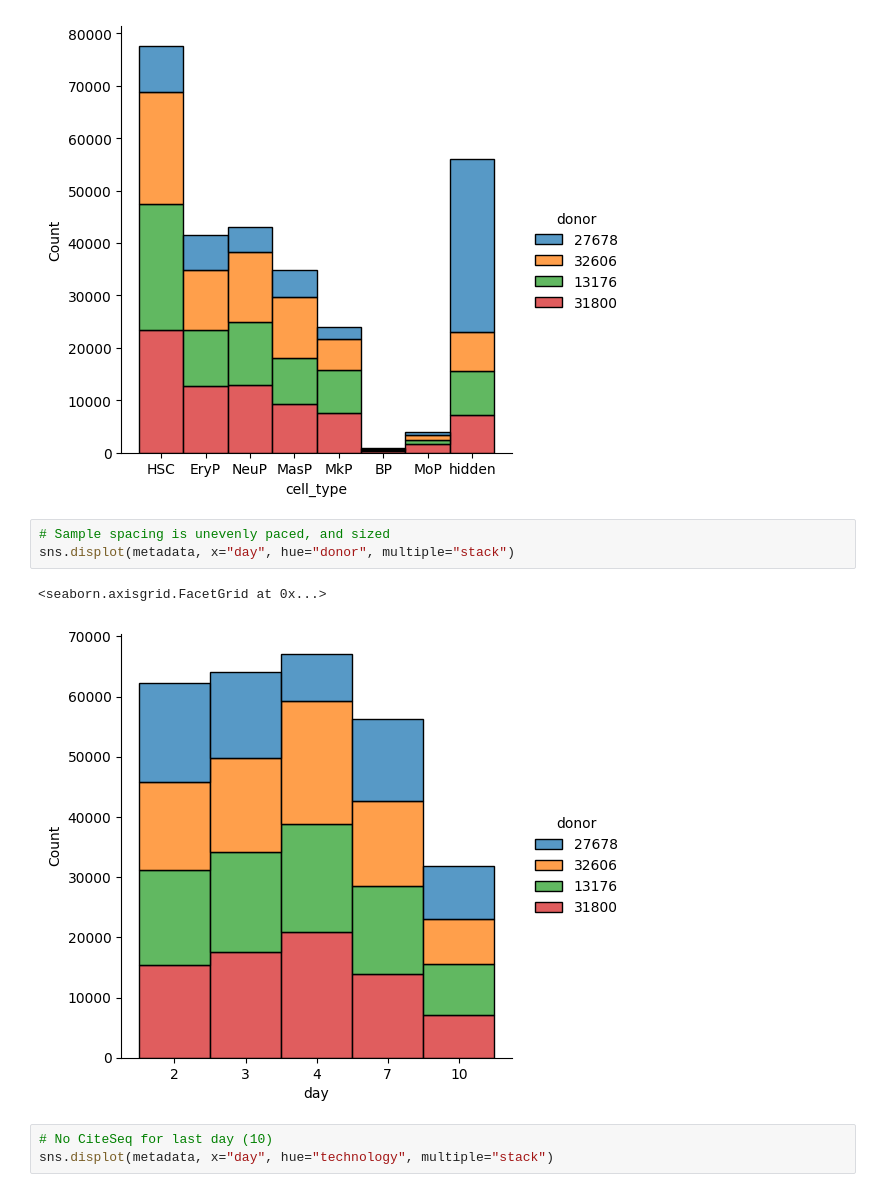
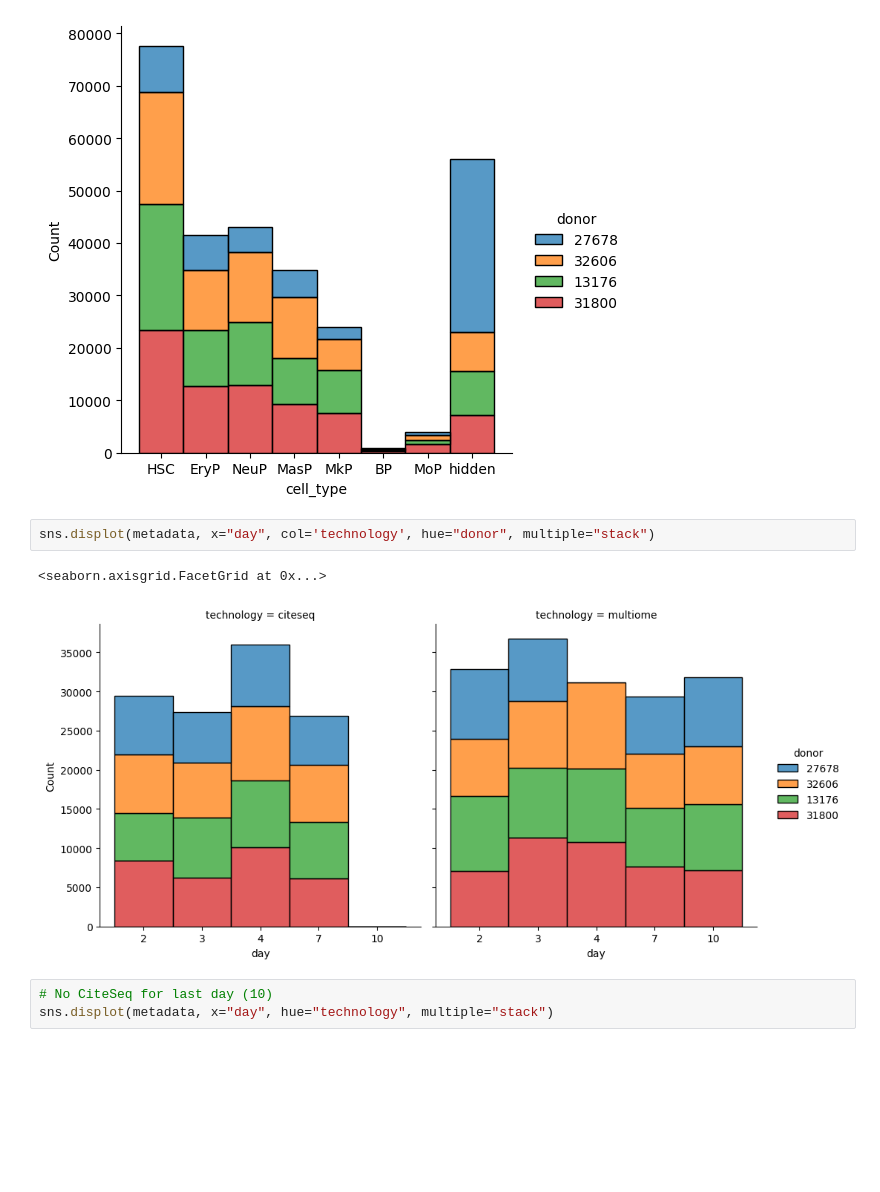
Before and after one commit to cyniphile/singlecell-kaggle, a Jupyter notebook: code/metadata_EDA.ipynb, the cells around one changed output. Drawn from its saved outputs; the diff is of its cells as text; blank space fills up the shorter version.

```diff
--- a/code/metadata_EDA.ipynb
+++ b/code/metadata_EDA.ipynb
@@ -67,11 +67,10 @@ sns.displot(metadata, x="cell_type", hue="donor", multiple="stack")
 <seaborn.axisgrid.FacetGrid at 0x...>
 [figure]
 # %%
-# Sample spacing is unevenly paced, and sized
-sns.displot(metadata, x="day", hue="donor", multiple="stack")
+sns.displot(metadata, x="day", col='technology', hue="donor", multiple="stack")
 # %% [output]
 <seaborn.axisgrid.FacetGrid at 0x...>
-[figure, old version]
+[figure, new version]
 # %%
 # No CiteSeq for last day (10)
 sns.displot(metadata, x="day", hue="technology", multiple="stack")
```
Also changed, not shown: 6 other files.
